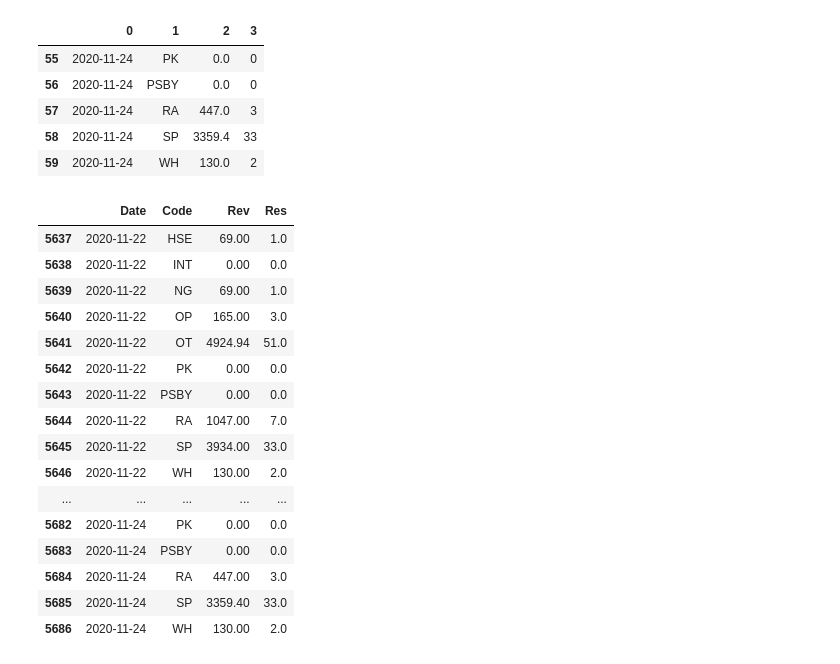
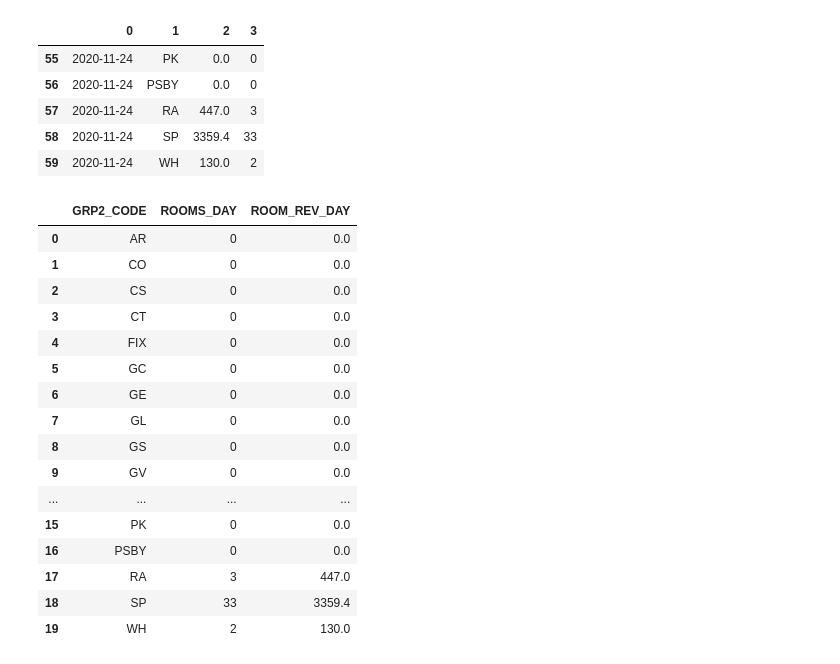
Before and after one commit to cjw21889/revreports, a Jupyter notebook: notebooks/Arlo.ipynb, the cells around one changed output. Cells and saved outputs as stored; diff of their text form; code cells hidden in the pictures.

```diff
--- a/notebooks/Arlo.ipynb
+++ b/notebooks/Arlo.ipynb
@@ -326,4 +431,27 @@ loadd.tail()
 | 57 | 2020-11-24 | RA | 447.0 | 3 |
 | 58 | 2020-11-24 | SP | 3359.4 | 33 |
 | 59 | 2020-11-24 | WH | 130.0 | 2 |
+# %%
+load = pd.read_csv('../revreports/data/11_25_20/segment_stat.txt', sep="\t", engine='python', skipfooter=2,
+                 usecols=['GRP2_CODE', 'ROOMS_DAY', 'ROOM_REV_DAY'])
+# %%
+load.tail(50)
+# %% [output]
+|  | GRP2_CODE | ROOMS_DAY | ROOM_REV_DAY |
+| 0 | AR | 0 | 0.0 |
+| 1 | CO | 0 | 0.0 |
+| 2 | CS | 0 | 0.0 |
+| 3 | CT | 0 | 0.0 |
+| 4 | FIX | 0 | 0.0 |
+| 5 | GC | 0 | 0.0 |
+| 6 | GE | 0 | 0.0 |
+| 7 | GL | 0 | 0.0 |
+| 8 | GS | 0 | 0.0 |
+| 9 | GV | 0 | 0.0 |
+| ... | ... | ... | ... |
+| 15 | PK | 0 | 0.0 |
+| 16 | PSBY | 0 | 0.0 |
+| 17 | RA | 3 | 447.0 |
+| 18 | SP | 33 | 3359.4 |
+| 19 | WH | 2 | 130.0 |
 # %%
@@ -331,20 +458,0 @@ loadddd = pd.read_csv('../actuals.csv')
-# %%
-loadddd.tail(50)
-# %% [output]
-|  | Date | Code | Rev | Res |
-| 5637 | 2020-11-22 | HSE | 69.00 | 1.0 |
-| 5638 | 2020-11-22 | INT | 0.00 | 0.0 |
-| 5639 | 2020-11-22 | NG | 69.00 | 1.0 |
-| 5640 | 2020-11-22 | OP | 165.00 | 3.0 |
-| 5641 | 2020-11-22 | OT | 4924.94 | 51.0 |
-| 5642 | 2020-11-22 | PK | 0.00 | 0.0 |
-| 5643 | 2020-11-22 | PSBY | 0.00 | 0.0 |
-| 5644 | 2020-11-22 | RA | 1047.00 | 7.0 |
-| 5645 | 2020-11-22 | SP | 3934.00 | 33.0 |
-| 5646 | 2020-11-22 | WH | 130.00 | 2.0 |
-| ... | ... | ... | ... | ... |
-| 5682 | 2020-11-24 | PK | 0.00 | 0.0 |
-| 5683 | 2020-11-24 | PSBY | 0.00 | 0.0 |
-| 5684 | 2020-11-24 | RA | 447.00 | 3.0 |
-| 5685 | 2020-11-24 | SP | 3359.40 | 33.0 |
-| 5686 | 2020-11-24 | WH | 130.00 | 2.0 |
```
Also changed, not shown: parts of 29 cells of this notebook, 4 other files.
